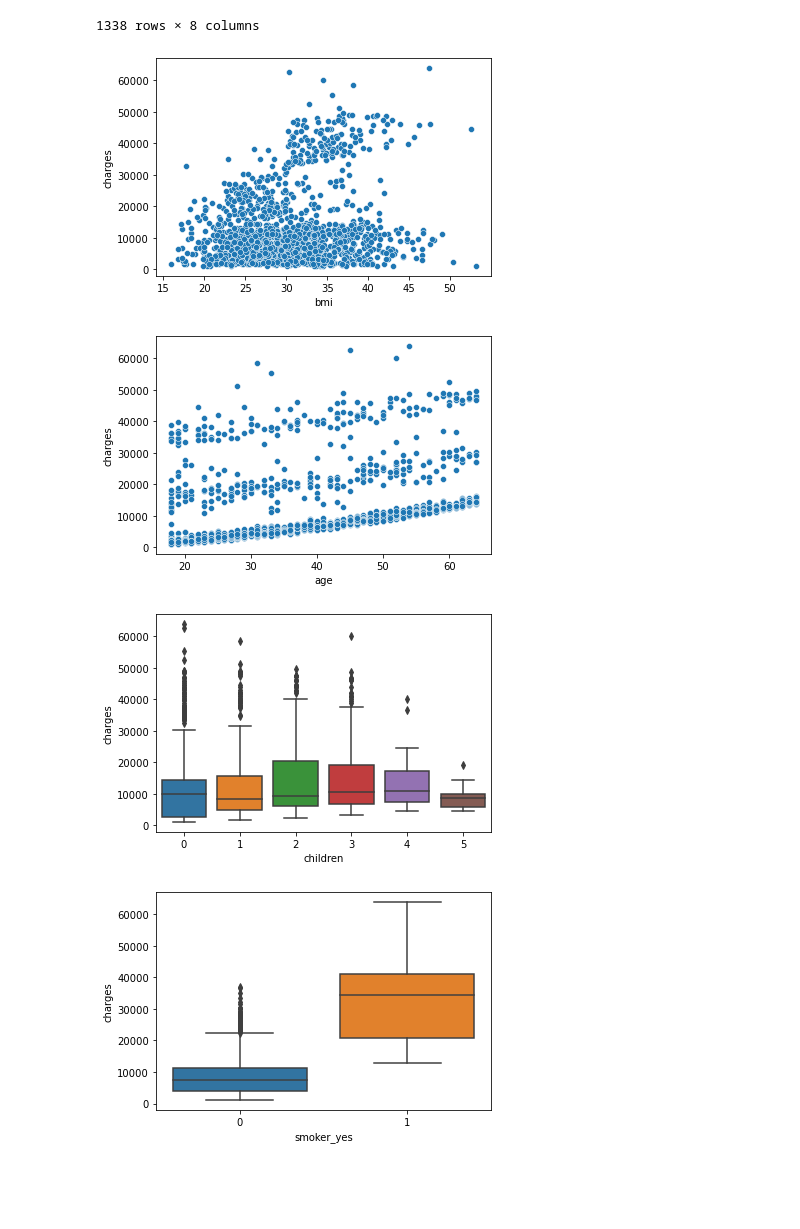
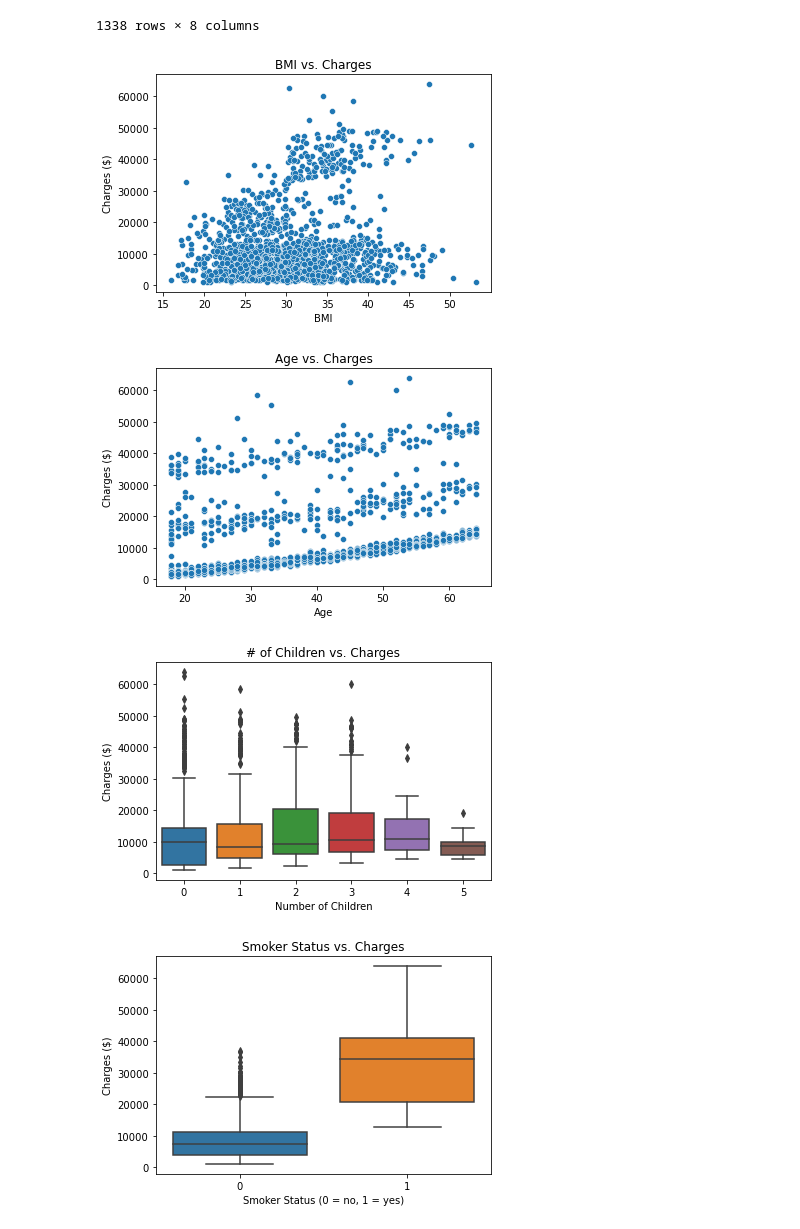
Before and after one commit to dixie-chick/US_Insurance_Premiums_Analysis, a Jupyter notebook: insurance_analysis.ipynb, the cells around one changed output. Cells and saved outputs as stored; diff of their text form; code cells hidden in the pictures; blank space fills up the shorter version.

Commit message:
changes to images and analysis notebook

```diff
--- a/insurance_analysis.ipynb
+++ b/insurance_analysis.ipynb
@@ -22,23 +22,35 @@ df
 1338 rows × 8 columns
 # %%
 bmi_charges = sns.scatterplot(data=df, x="bmi", y="charges")
+plt.xlabel('BMI')
+plt.ylabel('Charges ($)')
+plt.title('BMI vs. Charges')
 bmi_charges.get_figure().savefig('images/bmi_vs_charges.png')
 # %% [output]
-[figure, old version]
+[figure, new version]
 # %%
 age_charges = sns.scatterplot(data=df, x="age", y="charges")
+plt.xlabel('Age')
+plt.ylabel('Charges ($)')
+plt.title('Age vs. Charges')
 age_charges.get_figure().savefig('images/age_vs_charges.png')
 # %% [output]
-[figure, old version]
+[figure, new version]
 # %%
 num_child_charges = sns.boxplot(data=df, x="children", y="charges")
+plt.xlabel('Number of Children')
+plt.ylabel('Charges ($)')
+plt.title('# of Children vs. Charges')
 num_child_charges.get_figure().savefig('images/num_children_vs_charges.png')
 # %% [output]
-[figure, old version]
+[figure, new version]
 # %%
 smoker_charges = sns.boxplot(data=df, x="smoker_yes", y="charges")
+plt.xlabel('Smoker Status (0 = no, 1 = yes)')
+plt.ylabel('Charges ($)')
+plt.title('Smoker Status vs. Charges')
 smoker_charges.get_figure().savefig('images/smoker_vs_charges.png')
 # %% [output]
-[figure, old version]
+[figure, new version]
 # %%
 sex_charges = sns.boxplot(data=df, x="sex_female", y="charges")
```
Also changed, not shown: parts of 4 cells of this notebook, 6 other files.
